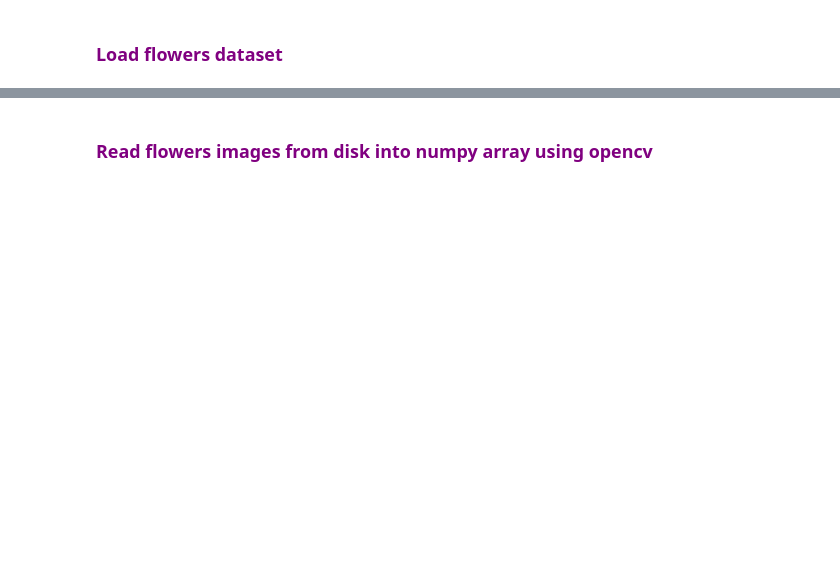
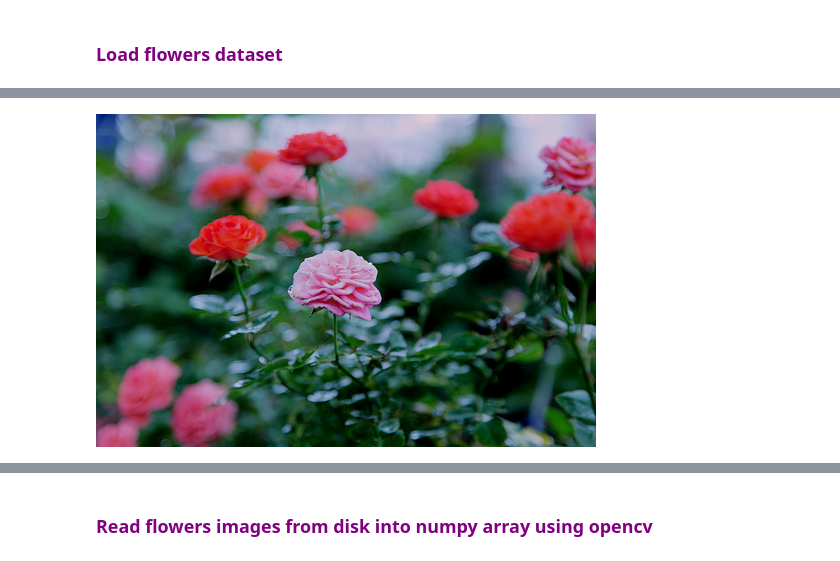
Before and after one commit to SudhanshuBlaze/Machine-Learning, a Jupyter notebook: 27. Transfer Learning.ipynb, the cells around one changed output, grey strips where cells are left out. Saved outputs shown, nothing was run; the diff lists cells and outputs as text; code cells hidden in the pictures; blank space fills up the shorter version.

```diff
--- a/27. Transfer Learning.ipynb
+++ b/27. Transfer Learning.ipynb
@@ -70,4 +114,6 @@ roses[:5]
 # %%
-PIL.Image.open(str(roses[1]))
+Image.open(str(roses[1]))
+# %% [output]
+[figure, added]
 # %%
 tulips = list(data_dir.glob('tulips/*'))
```
Also changed, not shown: parts of 28 cells of this notebook.
